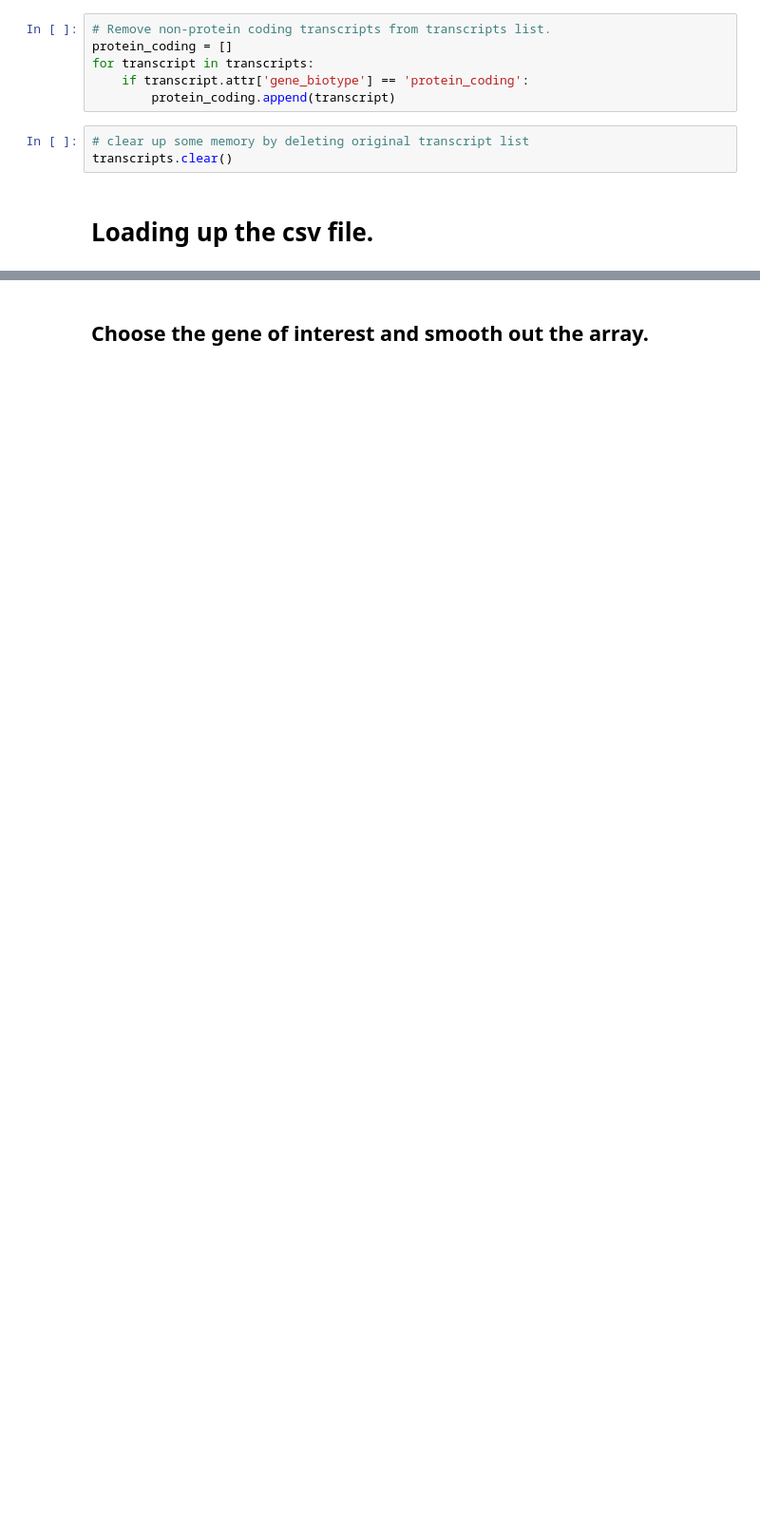
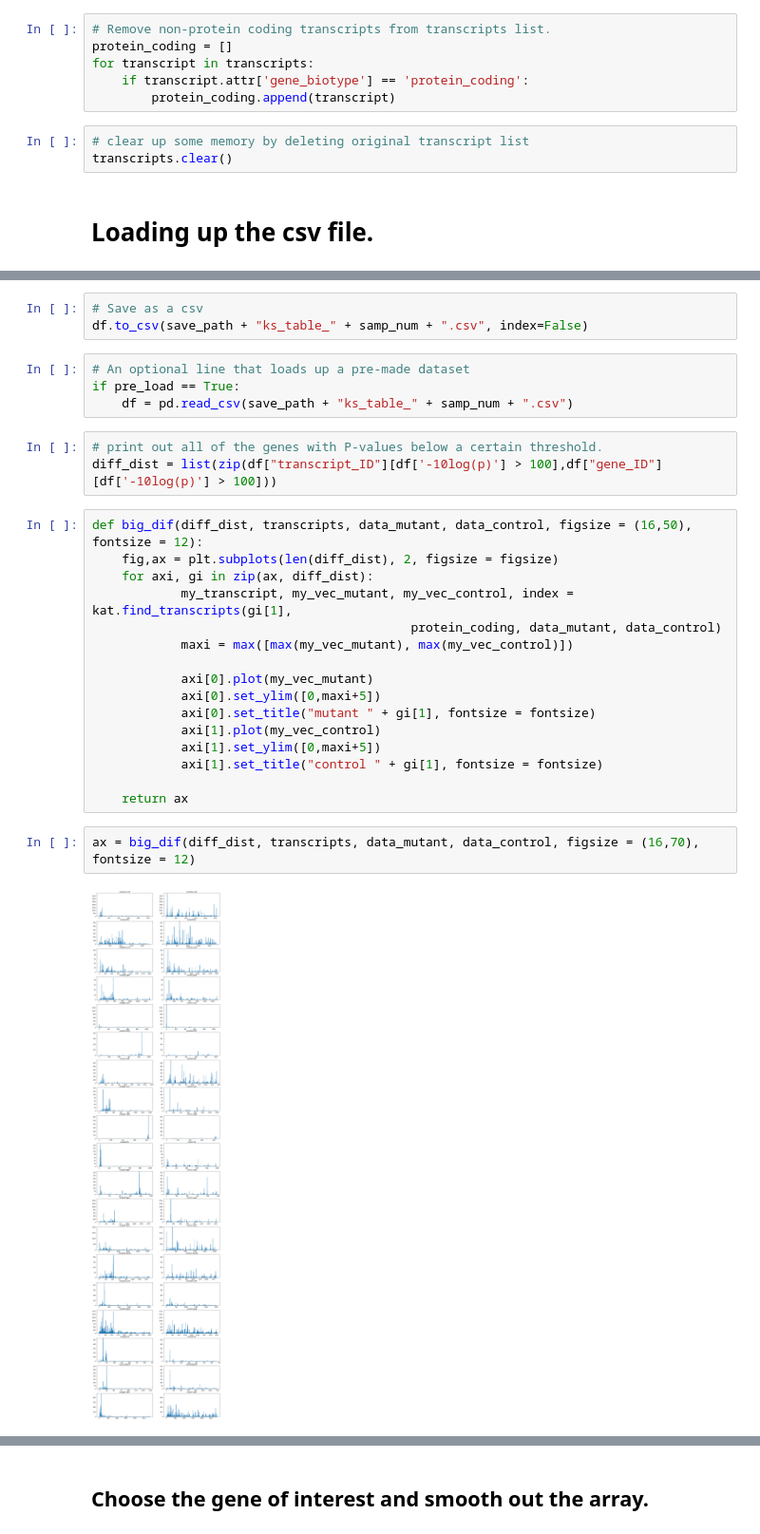
Before and after one commit to Raif-fl/Fall_2021_Work_journal, a Jupyter notebook: KS_stat/ecol_K_S_stat.ipynb, the cells around one changed output, grey strips where cells are left out. Shown at 95% size. Drawn from its saved outputs; the diff is of its cells as text; blank space fills up the shorter version.

```diff
--- a/KS_stat/ecol_K_S_stat.ipynb
+++ b/KS_stat/ecol_K_S_stat.ipynb
@@ -193,0 +91,30 @@ data_control = load_count_positions("control_RPF_1_counts.csv",csv_path)
+# %%
+# Save as a csv
+df.to_csv(save_path + "ks_table_" + samp_num + ".csv", index=False)
+# %%
+# An optional line that loads up a pre-made dataset
+if pre_load == True:
+    df = pd.read_csv(save_path + "ks_table_" + samp_num + ".csv")
+# %%
+# print out all of the genes with P-values below a certain threshold.
+diff_dist = list(zip(df["transcript_ID"][df['-10log(p)'] > 100],df["gene_ID"][df['-10log(p)'] > 100]))
+# %%
+def big_dif(diff_dist, transcripts, data_mutant, data_control, figsize = (16,50), fontsize = 12):
+    fig,ax = plt.subplots(len(diff_dist), 2, figsize = figsize)
+    for axi, gi in zip(ax, diff_dist):
+            my_transcript, my_vec_mutant, my_vec_control, index = kat.find_transcripts(gi[1],
+                                           protein_coding, data_mutant, data_control)
+            maxi = max([max(my_vec_mutant), max(my_vec_control)])
+
+            axi[0].plot(my_vec_mutant)
+            axi[0].set_ylim([0,maxi+5])
+            axi[0].set_title("mutant " + gi[1], fontsize = fontsize)
+            axi[1].plot(my_vec_control)
+            axi[1].set_ylim([0,maxi+5])
+            axi[1].set_title("control " + gi[1], fontsize = fontsize)
+
+    return ax
+# %%
+ax = big_dif(diff_dist, transcripts, data_mutant, data_control, figsize = (16,70), fontsize = 12)
+# %% [output]
+[figure, added]
```
Also changed, not shown: parts of 31 cells of this notebook, 9 other files.
